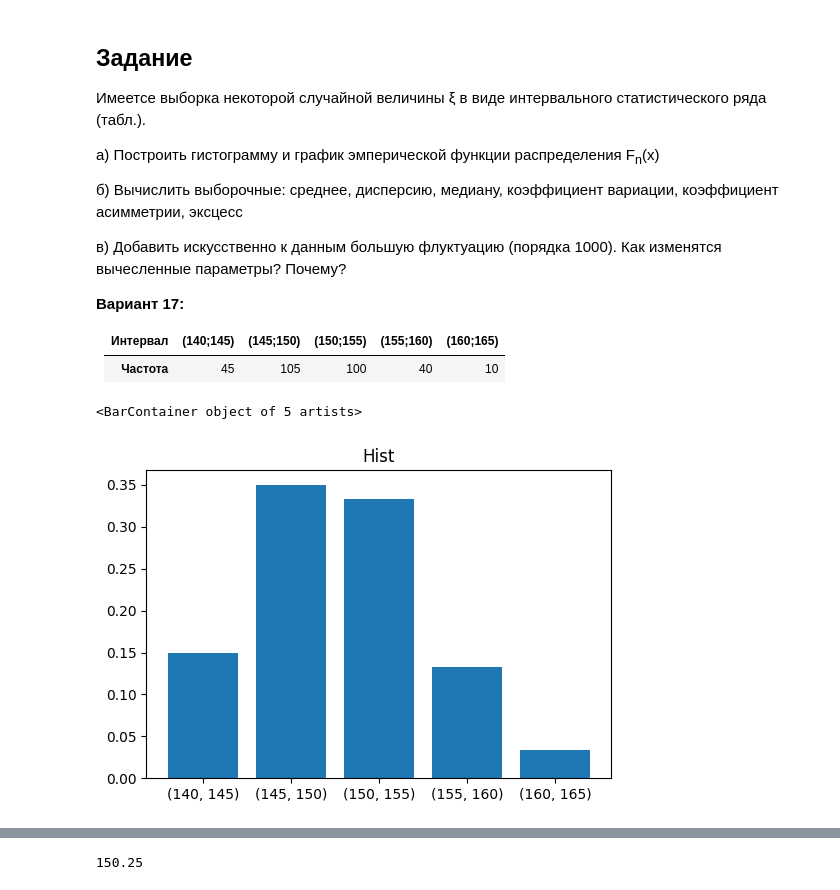
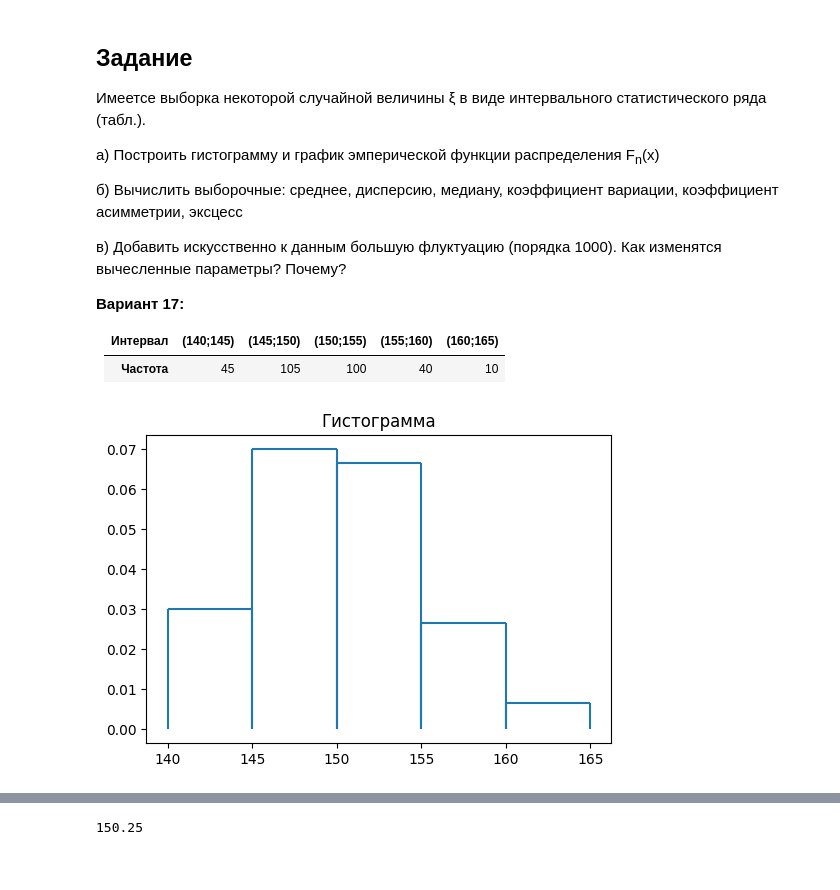
Before and after one commit to arprspb/polytech-matstat-labs, a Jupyter notebook: lab1/main.ipynb, the cells around one changed output, grey strips where cells are left out. Drawn from its saved outputs; the diff is of its cells as text; code cells hidden in the pictures.

Commit message:
lab1 hist, esdf, average, dispersion, variation

```diff
--- a/lab1/main.ipynb
+++ b/lab1/main.ipynb
@@ -32,7 +27,24 @@ proportion_amounts = [amount/total_amount for amount in amounts]
-# %%
-fig = plt.figure(figsize=(6,4))
-plt.title('Hist')
-plt.bar(intervals2str(intervals),proportion_amounts)
-# %% [output]
-<BarContainer object of 5 artists>
-[figure, removed]
+# %%
+def plot_hist(intervals, amounts): #emperical distribution function plot
+    total_amount = sum(amounts)
+    proportion_amounts = [amount/total_amount for amount in amounts]
+    step = intervals[0][1]-intervals[0][0]
+    hist_amounts = [amount/step for amount in proportion_amounts]
+
+    fig = plt.figure(figsize=(6,4))
+    plt.title('Гистограмма')
+    for interval, hist_value in zip(intervals, hist_amounts):
+        plt.vlines(x = interval[0], ymin = 0, ymax = hist_value)
+        plt.vlines(x = interval[1], ymin = 0, ymax = hist_value)
+        plt.hlines(y=hist_value, xmin = interval[0], xmax= interval[1])
+
+    plt.plot()
+
+    # fig = plt.figure(figsize=(6,4))
+    # plt.title('Гистограмма')
+    # plt.bar(intervals2str(intervals),hist_amounts,width=1)
+    # plt.plot()
+# %%
+plot_hist(intervals, amounts)
+# %% [output]
+[figure, added]
```
Also changed, not shown: parts of 11 cells of this notebook.
